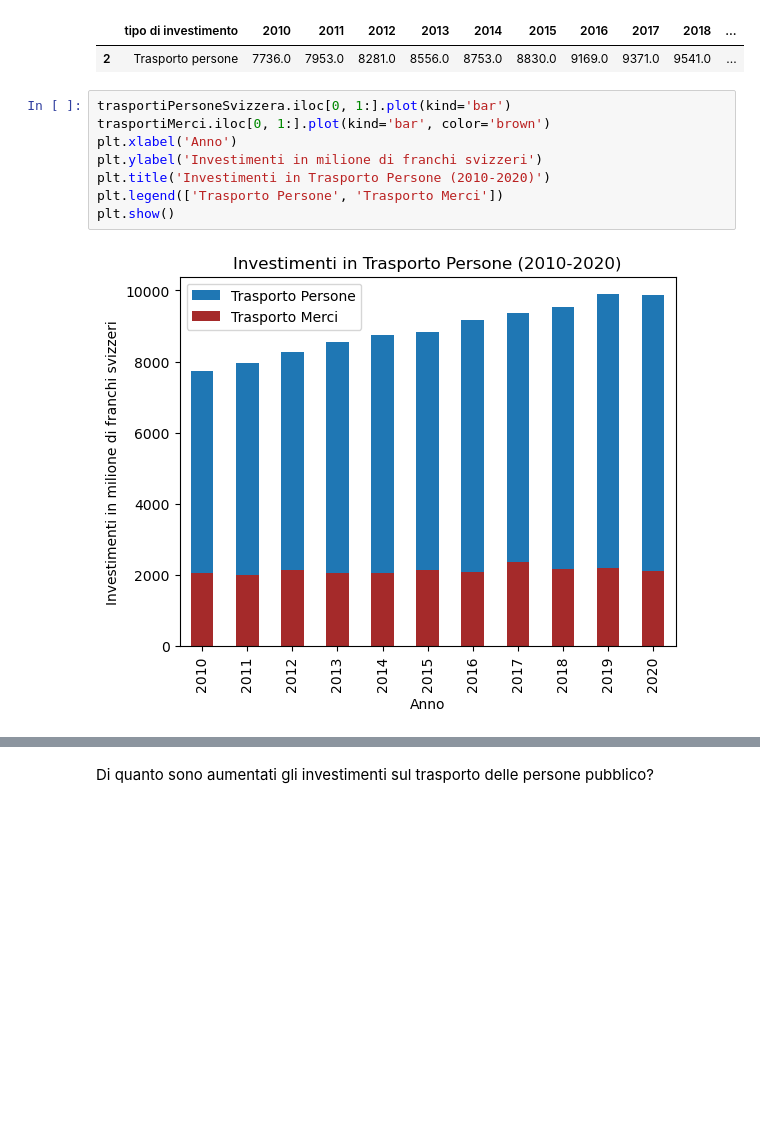
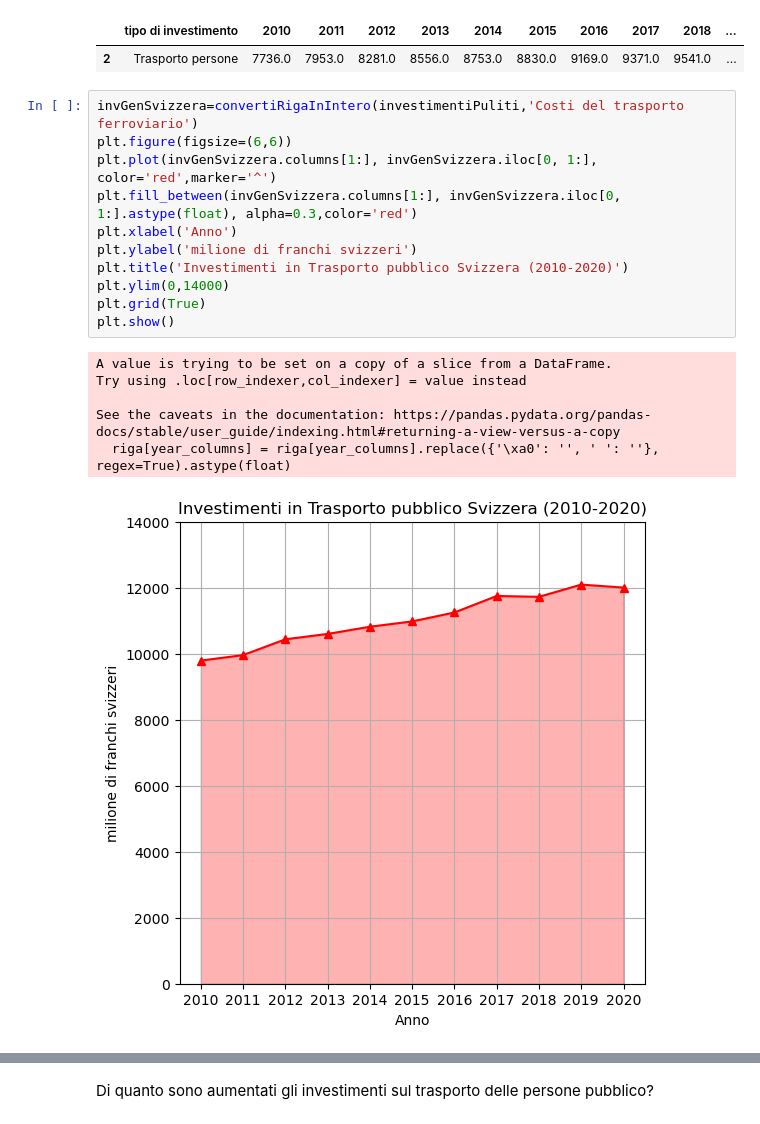
Before and after one commit to alemele01/vs24, a Jupyter notebook: investimentiSvizzeri.ipynb, the cells around one changed output, grey strips where cells are left out. Drawn from its saved outputs; the diff is of its cells as text; blank space fills up the shorter version.

Commit message:
Abbellimenti a investimentiSvizzeri

```diff
--- a/investimentiSvizzeri.ipynb
+++ b/investimentiSvizzeri.ipynb
@@ -79,15 +79,23 @@ trasportiPersoneSvizzera
 |  | tipo di investimento | 2010 | 2011 | 2012 | 2013 | 2014 | 2015 | 2016 | 2017 | 2018 | ... |
 | 2 | Trasporto persone | 7736.0 | 7953.0 | 8281.0 | 8556.0 | 8753.0 | 8830.0 | 9169.0 | 9371.0 | 9541.0 | ... |
 # %%
-trasportiPersoneSvizzera.iloc[0, 1:].plot(kind='bar')
-trasportiMerci.iloc[0, 1:].plot(kind='bar', color='brown')
+invGenSvizzera=convertiRigaInIntero(investimentiPuliti,'Costi del trasporto ferroviario')
+plt.figure(figsize=(6,6))
+plt.plot(invGenSvizzera.columns[1:], invGenSvizzera.iloc[0, 1:], color='red',marker='^')
+plt.fill_between(invGenSvizzera.columns[1:], invGenSvizzera.iloc[0, 1:].astype(float), alpha=0.3,color='red')
 plt.xlabel('Anno')
-plt.ylabel('Investimenti in milione di franchi svizzeri')
-plt.title('Investimenti in Trasporto Persone (2010-2020)')
-plt.legend(['Trasporto Persone', 'Trasporto Merci'])
+plt.ylabel('milione di franchi svizzeri')
+plt.title('Investimenti in Trasporto pubblico Svizzera (2010-2020)')
+plt.ylim(0,14000)
+plt.grid(True)
 plt.show()
 # %% [output]
+A value is trying to be set on a copy of a slice from a DataFrame.
+Try using .loc[row_indexer,col_indexer] = value instead
+
+See the caveats in the documentation: https://pandas.pydata.org/pandas-docs/stable/user_guide/indexing.html#returning-a-view-versus-a-copy
+  riga[year_columns] = riga[year_columns].replace({'\xa0': '', ' ': ''}, regex=True).astype(float)
-[figure, old version]
+[figure, new version]
 # %%
 plt.plot(trasportiPersoneSvizzera.columns[1:], trasportiPersoneSvizzera.iloc[0, 1:], label='Persone')
 plt.fill_between(trasportiPersoneSvizzera.columns[1:], trasportiPersoneSvizzera.iloc[0, 1:].astype(float), alpha=0.3)
```
Also changed, not shown: parts of 25 cells of this notebook, 1 other file.
